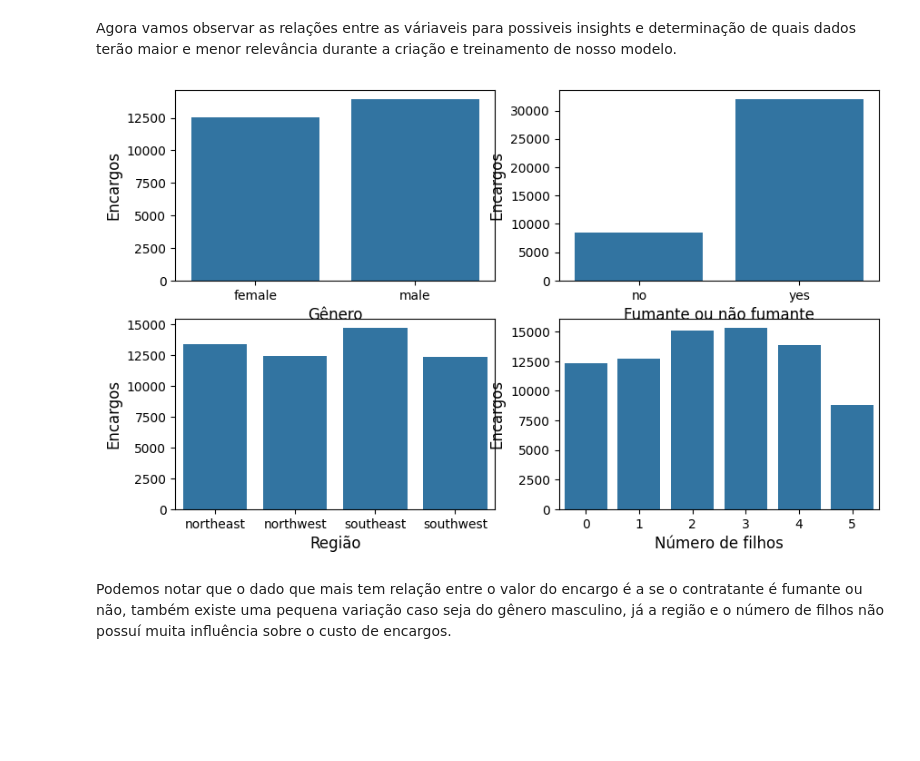
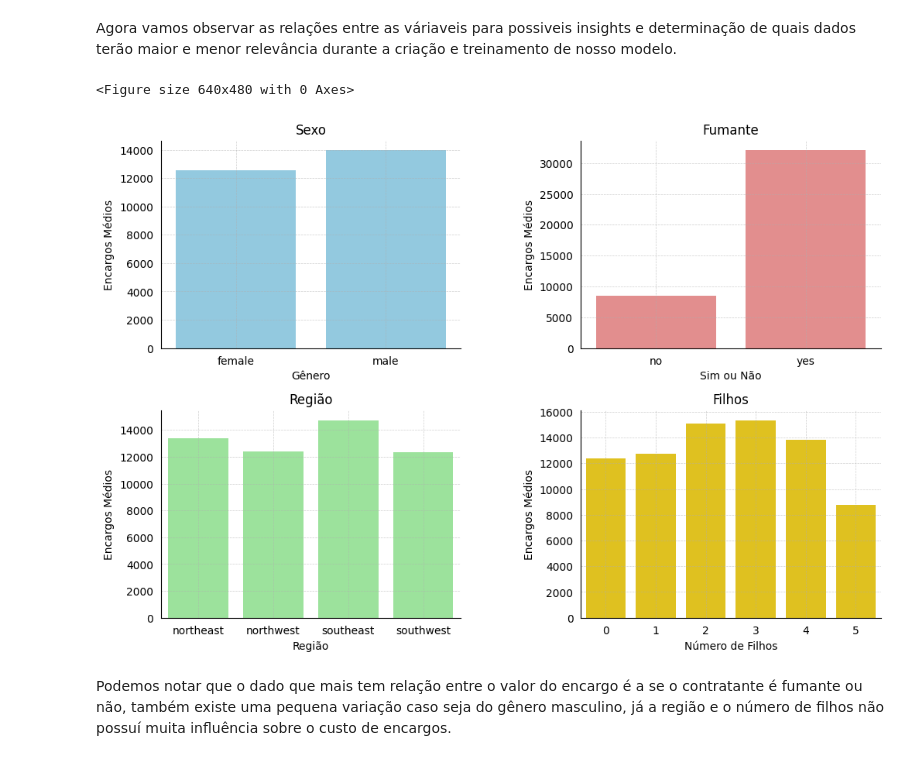
Before and after one commit to lucasfelipecdm/tech-challenge-fase-1, a Jupyter notebook: exploration/data_exploration.ipynb, the cells around one changed output. Saved outputs shown, nothing was run; the diff lists cells and outputs as text; code cells hidden in the pictures; blank space fills up the shorter version.

```diff
--- a/exploration/data_exploration.ipynb
+++ b/exploration/data_exploration.ipynb
@@ -183,39 +223,51 @@ Agora vamos verificar a relação entre as váriaveis e nosso "target" que é no
 ### Váriaveis e suas correlações
 # %% [markdown]
 Agora vamos observar as relações entre as váriaveis para possiveis insights e determinação de quais dados terão maior e menor relevância durante a criação e treinamento de nosso modelo.
-# %%
-mean_price_sex = dataset[['sex', 'charges']].groupby('sex', as_index = False).mean()
-mean_price_smoker = dataset[['smoker', 'charges']].groupby('smoker', as_index = False).mean()
-mean_price_region = dataset[['region', 'charges']].groupby('region', as_index = False).mean()
-mean_price_children = dataset[['children', 'charges']].groupby('children', as_index = False).mean()
-
-plt.figure(figsize=(10, 6))
-plt.title('Correlação entre váriaveis e valor médio da target:')
-
-plt.title("Total de número de pessoas por gênero:")
-plt.subplot(2, 2, 1)
-sns.barplot(x=mean_price_sex['sex'], y=mean_price_sex['charges'])
-plt.ylabel('Encargos')
-plt.xlabel('Gênero')
-
-plt.subplot(2, 2, 2)
-sns.barplot(x=mean_price_smoker['smoker'], y=mean_price_smoker['charges'])
-plt.ylabel('Encargos')
-plt.xlabel('Fumante ou não fumante')
-
-plt.subplot(2, 2, 3)
-sns.barplot(x=mean_price_region['region'], y=mean_price_region['charges'])
-plt.ylabel('Encargos')
-plt.xlabel('Região')
-
-plt.subplot(2, 2, 4)
-sns.barplot(x=mean_price_children['children'], y=mean_price_children['charges'])
-plt.ylabel('Encargos')
-plt.xlabel('Número de filhos')
-
-plt.show()
-# %% [output]
-[figure, removed]
+# %%
+sex_charges_mean = dataset[['sex', 'charges']].groupby('sex', as_index = False).mean()
+smoker_charges_mean = dataset[['smoker', 'charges']].groupby('smoker', as_index = False).mean()
+region_charges_mean = dataset[['region', 'charges']].groupby('region', as_index = False).mean()
+children_charges_mean = dataset[['children', 'charges']].groupby('children', as_index = False).mean()
+
+plt.suptitle('Correlação entre variáveis e valor médio da target:', fontsize=14)
+plt.figure(figsize=(12, 8))
+gridspec = plt.GridSpec(2, 2, wspace=0.4, hspace=0.3)
+
+ax1 = plt.subplot(gridspec[0, 0])
+sns.barplot(x=sex_charges_mean['sex'], y=sex_charges_mean['charges'], ax=ax1, color='skyblue')
+ax1.set_title('Sexo', fontsize=12)
+ax1.set_xlabel('Gênero', fontsize=10)
+ax1.set_ylabel('Encargos Médios', fontsize=10)
+
+ax2 = plt.subplot(gridspec[0, 1])
+sns.barplot(x=smoker_charges_mean['smoker'], y=smoker_charges_mean['charges'], ax=ax2, color='lightcoral')
+ax2.set_title('Fumante', fontsize=12)
+ax2.set_xlabel('Sim ou Não', fontsize=10)
+ax2.set_ylabel('Encargos Médios', fontsize=10)
+
+ax3 = plt.subplot(gridspec[1, 0])
+sns.barplot(x=region_charges_mean['region'], y=region_charges_mean['charges'], ax=ax3, color='lightgreen')
+ax3.set_title('Região', fontsize=12)
+ax3.set_xlabel('Região', fontsize=10)
+ax3.set_ylabel('Encargos Médios', fontsize=10)
+
+ax4 = plt.subplot(gridspec[1, 1])
+sns.barplot(x=children_charges_mean['children'], y=children_charges_mean['charges'], ax=ax4, color='gold')
+ax4.set_title('Filhos', fontsize=12)
+ax4.set_xlabel('Número de Filhos', fontsize=10)
+ax4.set_ylabel('Encargos Médios', fontsize=10)
+
+for ax in [ax1, ax2, ax3, ax4]:
+    ax.spines['top'].set_visible(False)
+    ax.spines['right'].set_visible(False)
+    ax.tick_params(bottom=False, left=False)
+    ax.grid(True, linestyle='--', alpha=0.6, which='both', linewidth=0.5)
+    plt.tight_layout()
+
+plt.show()
+# %% [output]
+<Figure size 640x480 with 0 Axes>
+[figure, added]
 # %% [markdown]
 Podemos notar que o dado que mais tem relação entre o valor do encargo é a se o contratante é fumante ou não, também existe uma pequena variação caso seja do gênero masculino, já a região e o número de filhos não possuí muita influência sobre o custo de encargos.
 # %%
```
Also changed, not shown: parts of 7 cells of this notebook.
